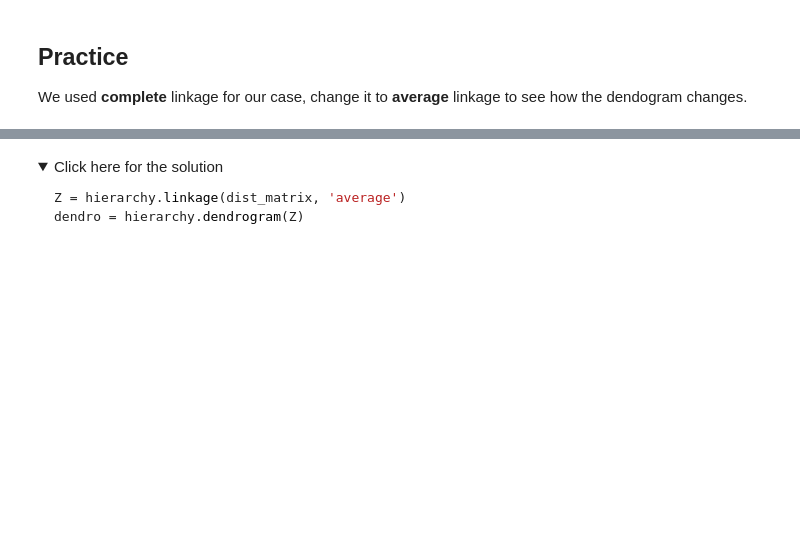
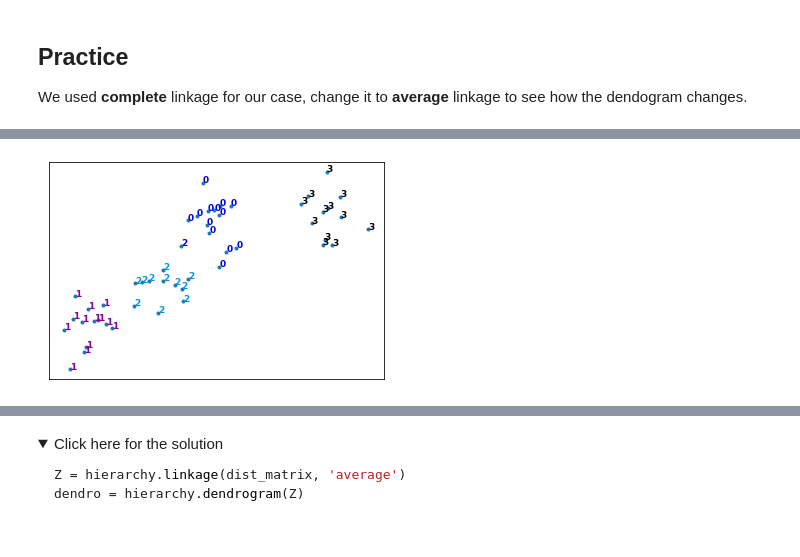
Before and after one commit to lililalina/ibm-data-science-and-machine-learning, a Jupyter notebook: 03-machine-learning/ML0101EN_Clus_Hierarchical_Cars.ipynb, the cells around one changed output, grey strips where cells are left out. Drawn from its saved outputs; the diff is of its cells as text; code cells hidden in the pictures; folded sections open; blank space fills up the shorter version.

```diff
--- a/03-machine-learning/ML0101EN_Clus_Hierarchical_Cars.ipynb
+++ b/03-machine-learning/ML0101EN_Clus_Hierarchical_Cars.ipynb
@@ -187,0 +198,2 @@ We used **complete** linkage for our case, change it to **average** linkage to s
+# %%
+agglo = AgglomerativeClustering(n_clusters = 4, linkage = 'average')
@@ -187,0 +204,19 @@ We used **complete** linkage for our case, change it to **average** linkage to s
+# %%
+plt.figure(figsize = (6,4))
+
+x_mins, x_maxs = np.min(X1, axis = 0), np.max(X1, axis = 0)
+
+X1 = (X1 - x_mins)/(x_maxs - x_mins)
+
+for i in range(X1.shape[0]) :
+  plt.text(X1[i,0], X1[i,1], str(y1[i]),
+           color = plt.cm.nipy_spectral(agglo.labels_[i]/10),
+           fontdict = {'weight':'bold', 'size':9})
+
+plt.xticks([])
+plt.yticks([])
+
+plt.scatter(X1[:,0], X1[:,1], marker = '.')
+plt.show()
+# %% [output]
+[figure, added]
```
Also changed, not shown: parts of 22 cells of this notebook.
